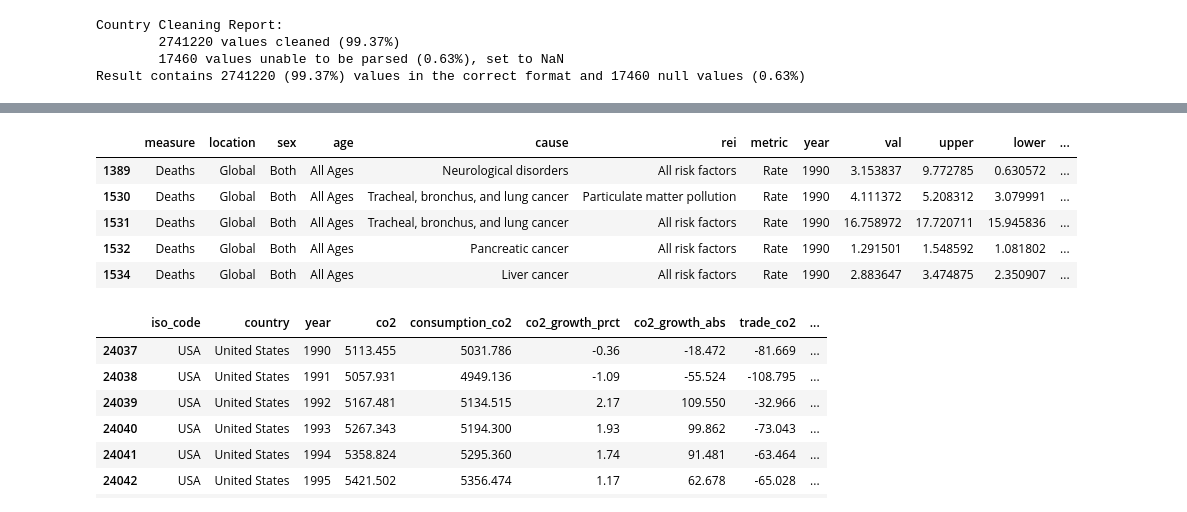
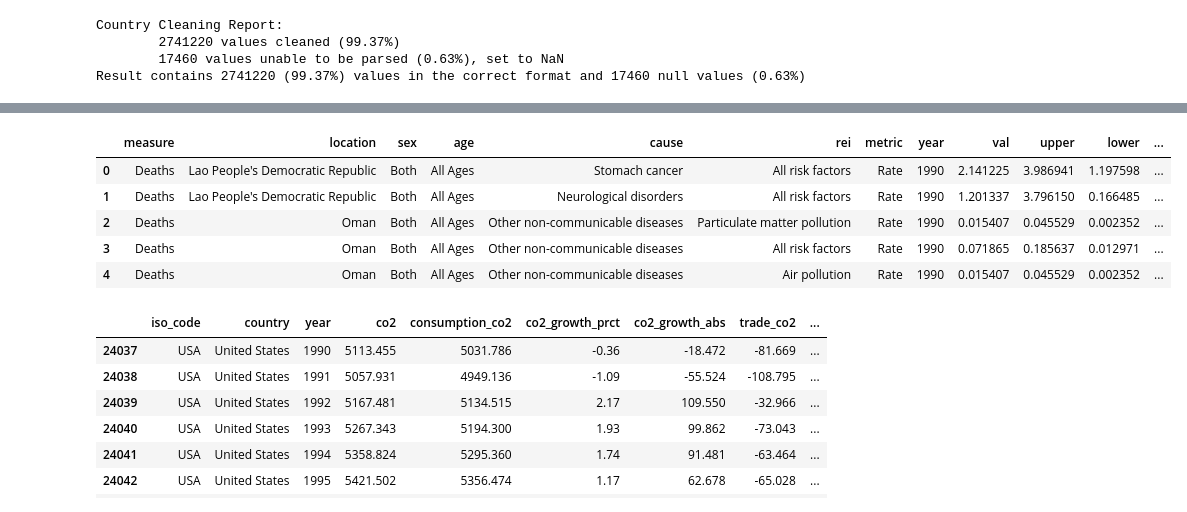
Before and after one commit to 1-1is0/air_pollution_effect, a Jupyter notebook: predict.ipynb, the cells around one changed output, grey strips where cells are left out. Saved outputs shown, nothing was run; the diff lists cells and outputs as text; code cells hidden in the pictures.

```diff
--- a/predict.ipynb
+++ b/predict.ipynb
@@ -63,21 +53,20 @@ cause_list = [
 # %%
 
 cause_df = risk_df[
     risk_df.cause.isin(cause_list)
     & (risk_df.metric == "Rate")
     & (risk_df.measure == "Deaths")
     & (risk_df.sex == "Both")
     # & (risk_df.year >= 2000)
 ].sort_values("year").reset_index(drop=True)
-min_year
-global_df.head()
+cause_df.head()
 # %% [output]
 |  | measure | location | sex | age | cause | rei | metric | year | val | upper | lower | ... |
-| 1389 | Deaths | Global | Both | All Ages | Neurological disorders | All risk factors | Rate | 1990 | 3.153837 | 9.772785 | 0.630572 | ... |
-| 1530 | Deaths | Global | Both | All Ages | Tracheal, bronchus, and lung cancer | Particulate matter pollution | Rate | 1990 | 4.111372 | 5.208312 | 3.079991 | ... |
-| 1531 | Deaths | Global | Both | All Ages | Tracheal, bronchus, and lung cancer | All risk factors | Rate | 1990 | 16.758972 | 17.720711 | 15.945836 | ... |
-| 1532 | Deaths | Global | Both | All Ages | Pancreatic cancer | All risk factors | Rate | 1990 | 1.291501 | 1.548592 | 1.081802 | ... |
-| 1534 | Deaths | Global | Both | All Ages | Liver cancer | All risk factors | Rate | 1990 | 2.883647 | 3.474875 | 2.350907 | ... |
+| 0 | Deaths | Lao People's Democratic Republic | Both | All Ages | Stomach cancer | All risk factors | Rate | 1990 | 2.141225 | 3.986941 | 1.197598 | ... |
+| 1 | Deaths | Lao People's Democratic Republic | Both | All Ages | Neurological disorders | All risk factors | Rate | 1990 | 1.201337 | 3.796150 | 0.166485 | ... |
+| 2 | Deaths | Oman | Both | All Ages | Other non-communicable diseases | Particulate matter pollution | Rate | 1990 | 0.015407 | 0.045529 | 0.002352 | ... |
+| 3 | Deaths | Oman | Both | All Ages | Other non-communicable diseases | All risk factors | Rate | 1990 | 0.071865 | 0.185637 | 0.012971 | ... |
+| 4 | Deaths | Oman | Both | All Ages | Other non-communicable diseases | Air pollution | Rate | 1990 | 0.015407 | 0.045529 | 0.002352 | ... |
 # %%
 co2_df = co2_df[co2_df.year.between(cause_df.year.min(), cause_df.year.max())]
 co2_df[co2_df.iso_code=="USA"]
```
Also changed, not shown: parts of 40 cells of this notebook.
